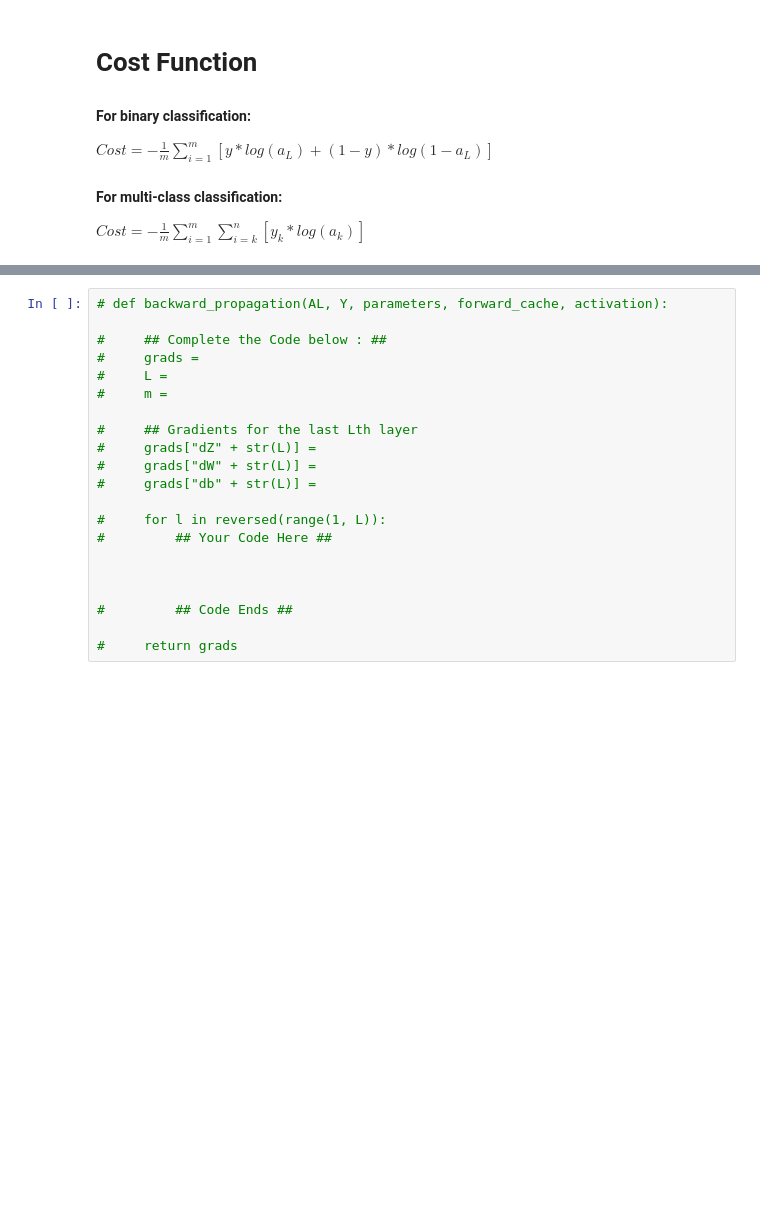
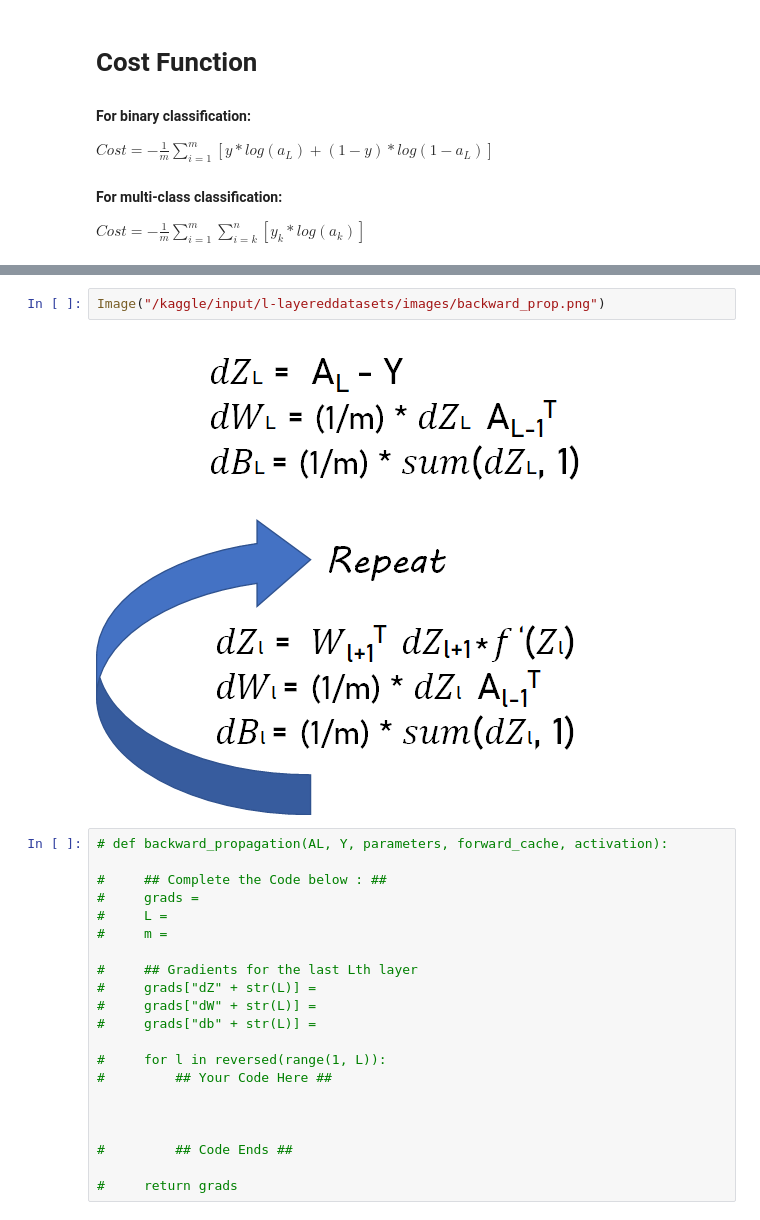
Before and after one commit to polachandu/Neural-Network-Multiclass-classification, a Jupyter notebook: l-layer-deep-neural-network.ipynb, the cells around one changed output, grey strips where cells are left out. Saved outputs shown, nothing was run; the diff lists cells and outputs as text; blank space fills up the shorter version.

```diff
--- a/l-layer-deep-neural-network.ipynb
+++ b/l-layer-deep-neural-network.ipynb
@@ -211,3 +231,7 @@ $ Cost = - \frac{1}{m} \sum_{i=1}^{m} \sum_{i=k}^{n}[ y_k*log(a_k) ]$
+# %%
+Image("/kaggle/input/l-layereddatasets/images/backward_prop.png")
+# %% [output]
+[figure, added]
 # %%
 # def backward_propagation(AL, Y, parameters, forward_cache, activation):
 
```
Also changed, not shown: parts of 9 cells of this notebook.
